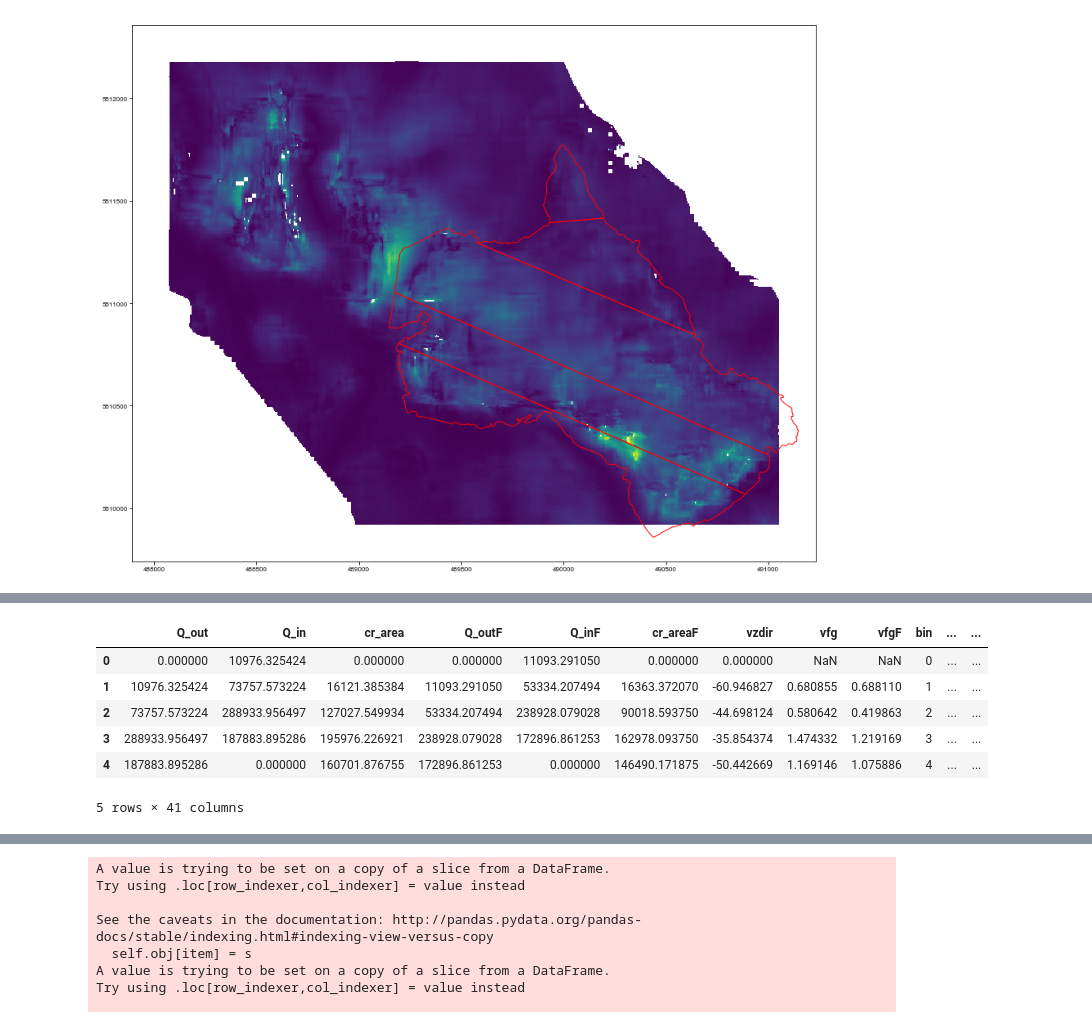
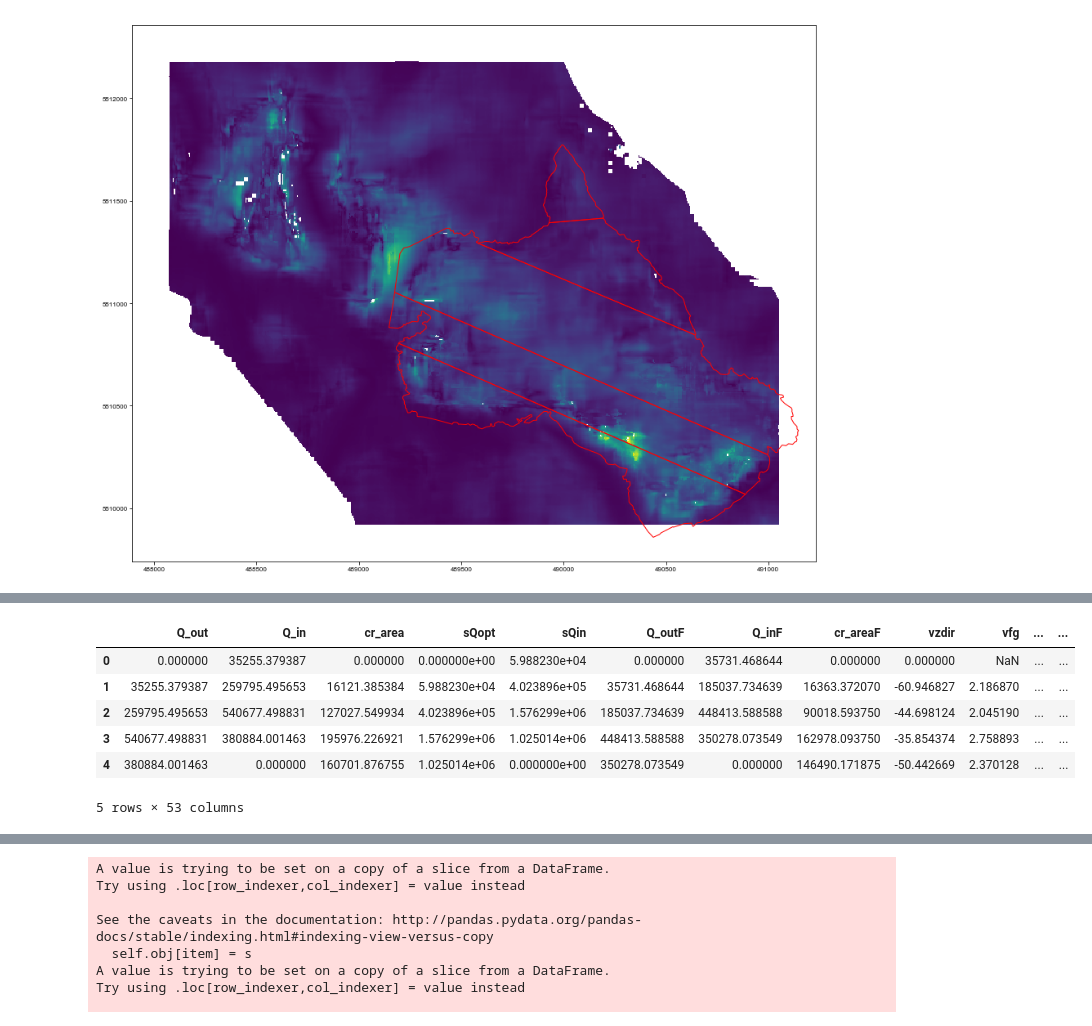
Before and after one commit to bpelto/ice_dynamics, a Jupyter notebook: flux_gate_velocity-Kokanee__wip.ipynb, the cells around one changed output, grey strips where cells are left out. Saved outputs shown, nothing was run; the diff lists cells and outputs as text; code cells hidden in the pictures.

```diff
--- a/flux_gate_velocity-Kokanee__wip.ipynb
+++ b/flux_gate_velocity-Kokanee__wip.ipynb
@@ -326,7 +337,7 @@ D['vfg'] = np.abs(D.vz * np.cos((D.vzdir-(D.angle-90.))*(math.pi/180.))) #veloci
 
 # D[D.id==0].Qopt = D.vfg * 1.0 * 20. * D.H_opt
 # D[D.id==1].Qopt = D.vfg * 1.0 * 20. * D.H_opt
-D['Qopt'] = D.vfg * 0.9 * d * D.H_opt     ## ice flux per slice *0.9 to est. depth-integrated velocity
+D['Qopt'] = (D.vfg - off_ice_V + sVZ) * Dint * d * D.H_opt     ## ice flux per slice *0.9 to est. depth-integrated velocity
 D['a'] = 20. * D.H_opt #area per slice
 
 ##calculate flux for lowest two bins assuming surface vel. = depth integrated vel.
@@ -349,13 +360,12 @@ D['vfg'] = np.abs(D.vz * np.cos((D.vzdir-(D.angle-90.))*(math.pi/180.))) #veloci
 
 # D[D.id==0].Qopt = D.vfg * 1.0 * 20. * D.H_opt
 # D[D.id==1].Qopt = D.vfg * 1.0 * 20. * D.H_opt
-D['Qfarin'] = D.vfg * 0.9 * d * D.farin     ## ice flux per slice *0.9 to est. depth-integrated velocity
+D['Qfarin'] = (D.vfg- off_ice_V+sVZ) * Dint * d * D.farin     ## ice flux per slice *0.9 to est. depth-integrated velocity
 D['a_farin'] = 20. * D.farin #area per slice
 
 ### Uncertainties
-sVZ = 4.91
-sHopt = 0.223
-D['sQopt'] = (sVZ**2) * ((D.H_opt**2 + (sHopt * D.H_opt)**2) * D.vz**2) * d**2 #d=10 meters, point spacing
+# D['sQopt'] = np.sqrt((sVZ**2) * ((D.H_opt**2 + (sHopt * D.H_opt)**2) * (D.vfg*0.9)**2) * d**2) #d=10 meters, point spacing
+D['sQopt'] = np.sqrt((sVZ**2) * ((D.H_opt**2 + (sHopt)**2) * (D.vfg*Dint)**2) * d**2)
 # %% [output]
 A value is trying to be set on a copy of a slice from a DataFrame
 
@@ -399,15 +403,18 @@ Q_out= [0.,] #flux out per gate
 cr_area = [0.,] # cross-section area per gate
 vzdir = [0.,]
 sQopt= [0.,]
-# sQin= []
+
 
 for n in range(D.id.nunique()+1):
         Q_out.append(D.Qopt[D.id==n].sum())
         cr_area.append(D.a[D.id==n].sum())
         vzdir.append(D.vzdir[D.id==n].mean())
         sQopt.append(D.sQopt[D.id==n].sum())
+#         area_Qin.append(D.[D.id==n].sum())
 Q_in = [Q_out[1:]]
 sQin = [sQopt[1:]]
+# area_Qin =
+# area_Qin=
 Q_in = np.squeeze(Q_in)
 sQin = np.squeeze(sQin)
 
@@ -427,7 +434,8 @@ FG = pd.DataFrame(list(zip(Q_out, Q_in, cr_area, sQopt, sQin, Q_outF, Q_inF, cr_
 FG['vfg'] = FG.Q_out / FG.cr_area #net velocity per gate
 FG['vfgF'] = FG.Q_outF / FG.cr_area
 FG['bin']=np.arange(0,len(range(D.id.nunique()+1)),1)
-FG['sQnet_opt'] = np.sqrt(FG.sQopt**2 + FG.sQin**2)
+# FG['sQnet_opt'] = np.sqrt(FG.sQopt**2 + FG.sQin**2)
+
 FG
 # %% [output]
 |  | Q_out | Q_in | cr_area | sQopt | sQin | Q_outF | Q_inF | cr_areaF | vzdir | vfg | vfgF | ... |
@@ -517,45 +541,56 @@ FG_df
+# %%
+WR= np.array(FG_df.dem_count[1:])
+WR= np.append(WR,[0])
 # %%
 FG_df['Q_net'] = FG_df.Q_in - FG_df.Q_out  #net flux per gate
 FG_df['Q_netA']= FG_df.Q_net / FG_df.dem_count
 
 FG_df['Q_netF'] = FG_df.Q_inF - FG_df.Q_outF  #net flux per gate
 FG_df['Q_netAF']= FG_df.Q_netF / FG_df.dem_count
+
+
+FG_df['area_Qin']= WR
+FG_df['sQoptA'] = FG_df.sQopt / FG_df.dem_count
+FG_df['sQ_inA'] = FG_df.sQin / (FG_df.area_Qin+0.001)
+FG_df['sQnetA_opt'] = np.sqrt(FG_df.sQoptA**2 + FG_df.sQ_inA**2)
+
+
 ##calculate height change due to mass balance for highest bins considering firn compaction
 # KP=[]
 # for loop in FG_df.index:
 #     ID= FG_df[FG_df.index==loop].bin.values #.id.values
 #     if (ID==2):
 #         KP.append( (FG_df[FG_df.index==loop].dh_mean - FG_df.Q_netA[FG_df.index==loop] + 0.01).values[0])
 #     elif (ID==3):
 #         KP.append( (FG_df[FG_df.index==loop].dh_mean - FG_df.Q_netA[FG_df.index==loop] + 0.09).values[0])
 #     elif (ID==4):
 #         KP.append( (FG_df[FG_df.index==loop].dh_mean - FG_df.Q_netA[FG_df.index==loop] + FG_df.Vfirn[FG_df.index==loop]).values[0])
 #     else:
 #         KP.append( (FG_df[FG_df.index==loop].dh_mean - FG_df.Q_netA[FG_df.index==loop]).values[0])
 # FG_df['b_fg_h'] = KP
 
 ##calculate height change due to mass balance for highest bins considering firn compaction
 FG_df['b_fg_h'] = FG_df.dh_mean - FG_df.Q_netA + FG_df.Vfirn
 FG_df['b_fg_hF'] = FG_df.dh_mean - FG_df.Q_netAF + FG_df.Vfirn
 
 # FG_df['b_fg_h'] = FG_df.dh_mean - FG_df.Q_netA
 if balance == 'bw':
     FG_df['b_fg_we'] = rho_snow/1000. * FG_df.b_fg_h
 else:
     FG_df['b_fg_we'] = FG_df['rho_%s'%year]/1000. * FG_df.b_fg_h
 
 if balance == 'bw':
     FG_df['b_fg_weF'] = rho_snow/1000. * FG_df.b_fg_hF
 else:
     FG_df['b_fg_weF'] = FG_df['rho_%s'%year]/1000. * FG_df.b_fg_hF
 # FG_df.drop(FG_df.tail(1).index,inplace=True)
 
 FG_df
 # %% [output]
-|  | Q_out | Q_in | cr_area | Q_outF | Q_inF | cr_areaF | vzdir | vfg | vfgF | bin | ... | ... |
-| 0 | 0.000000 | 10976.325424 | 0.000000 | 0.000000 | 11093.291050 | 0.000000 | 0.000000 | NaN | NaN | 0 | ... | ... |
-| 1 | 10976.325424 | 73757.573224 | 16121.385384 | 11093.291050 | 53334.207494 | 16363.372070 | -60.946827 | 0.680855 | 0.688110 | 1 | ... | ... |
-| 2 | 73757.573224 | 288933.956497 | 127027.549934 | 53334.207494 | 238928.079028 | 90018.593750 | -44.698124 | 0.580642 | 0.419863 | 2 | ... | ... |
-| 3 | 288933.956497 | 187883.895286 | 195976.226921 | 238928.079028 | 172896.861253 | 162978.093750 | -35.854374 | 1.474332 | 1.219169 | 3 | ... | ... |
-| 4 | 187883.895286 | 0.000000 | 160701.876755 | 172896.861253 | 0.000000 | 146490.171875 | -50.442669 | 1.169146 | 1.075886 | 4 | ... | ... |
+|  | Q_out | Q_in | cr_area | sQopt | sQin | Q_outF | Q_inF | cr_areaF | vzdir | vfg | ... | ... |
+| 0 | 0.000000 | 35255.379387 | 0.000000 | 0.000000e+00 | 5.988230e+04 | 0.000000 | 35731.468644 | 0.000000 | 0.000000 | NaN | ... | ... |
+| 1 | 35255.379387 | 259795.495653 | 16121.385384 | 5.988230e+04 | 4.023896e+05 | 35731.468644 | 185037.734639 | 16363.372070 | -60.946827 | 2.186870 | ... | ... |
+| 2 | 259795.495653 | 540677.498831 | 127027.549934 | 4.023896e+05 | 1.576299e+06 | 185037.734639 | 448413.588588 | 90018.593750 | -44.698124 | 2.045190 | ... | ... |
+| 3 | 540677.498831 | 380884.001463 | 195976.226921 | 1.576299e+06 | 1.025014e+06 | 448413.588588 | 350278.073549 | 162978.093750 | -35.854374 | 2.758893 | ... | ... |
+| 4 | 380884.001463 | 0.000000 | 160701.876755 | 1.025014e+06 | 0.000000e+00 | 350278.073549 | 0.000000 | 146490.171875 | -50.442669 | 2.370128 | ... | ... |
-5 rows × 41 columns
+5 rows × 53 columns
```
Also changed, not shown: parts of 29 cells of this notebook.
